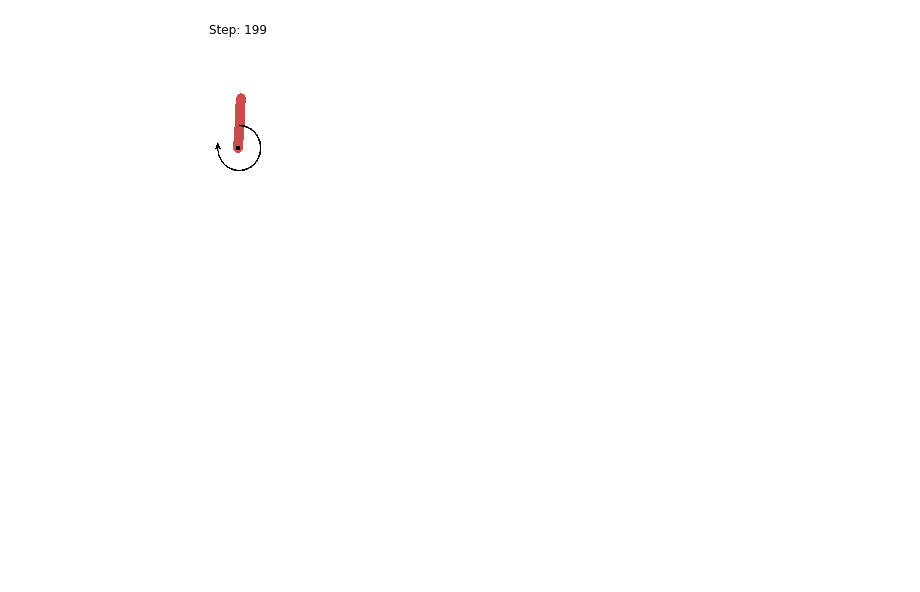
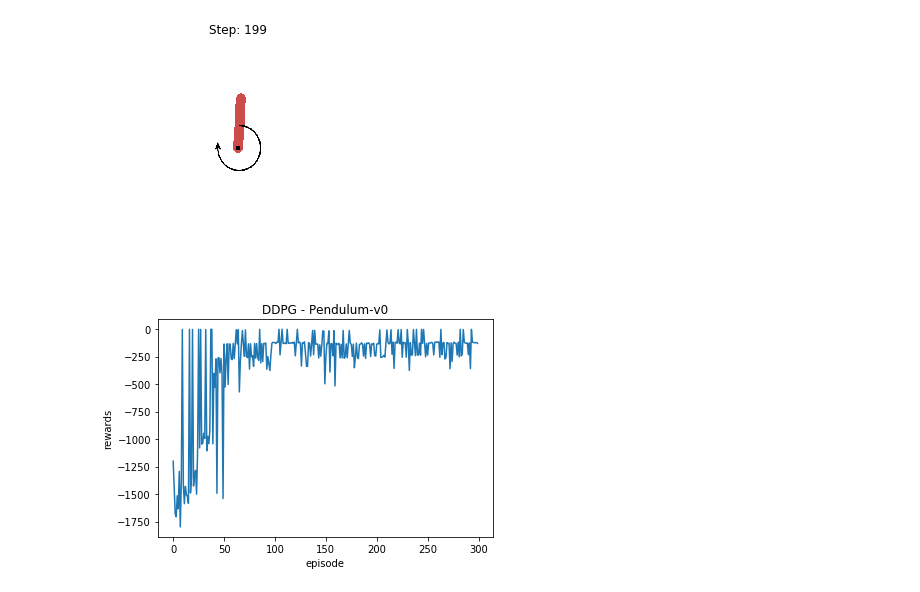
Before and after one commit to TaekSoonJang/reinforcement-learning, a Jupyter notebook: basic-rl-algorithms.ipynb, the cells around one changed output. Cells and saved outputs as stored; diff of their text form; code cells hidden in the pictures; blank space fills up the shorter version.

Commit message:
Added a DDPG rewards chart.

```diff
--- a/basic-rl-algorithms.ipynb
+++ b/basic-rl-algorithms.ipynb
@@ -560,8 +560,10 @@ with tf.Session() as sess:
 Episode: 299 / Critic Losses: 3.809056282043457 / Rewards: -129.307086369489448
 [figure]
 # %%
-plt.plot(np.arange(rewards), rewards)
+plt.plot(np.arange(len(rewards)), rewards)
 plt.xlabel('episode')
 plt.ylabel('rewards')
 plt.title("DDPG - Pendulum-v0")
 plt.show()
+# %% [output]
+[figure, added]
```
